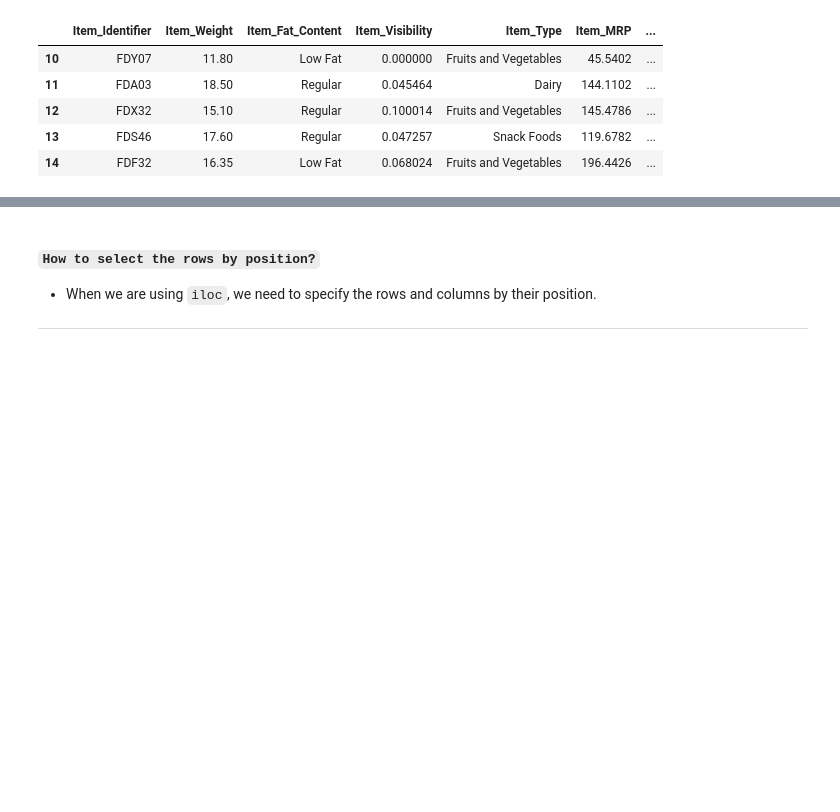
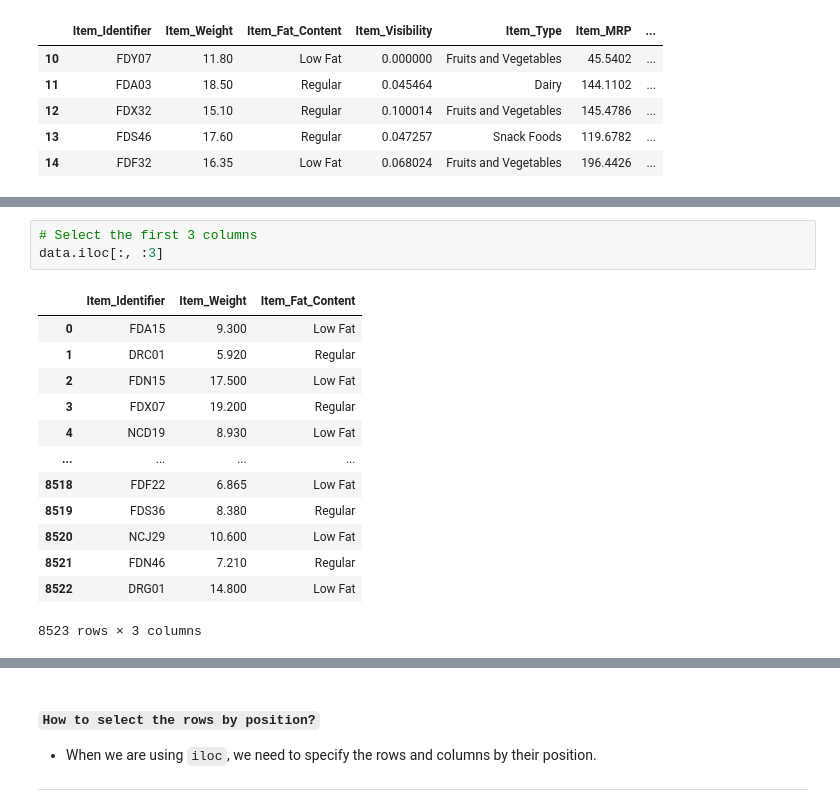
Before and after one commit to JapiKredi/Pinnacle_AI_program_AnalyticsVidyha, a Jupyter notebook: 1_Subsetting_Position_Based.ipynb, the cells around one changed output, grey strips where cells are left out. Saved outputs shown, nothing was run; the diff lists cells and outputs as text; blank space fills up the shorter version.

```diff
--- a/1_Subsetting_Position_Based.ipynb
+++ b/1_Subsetting_Position_Based.ipynb
@@ -81,0 +92,17 @@ data[10:15]
+# %%
+# Select the first 3 columns
+data.iloc[:, :3]
+# %% [output]
+|  | Item_Identifier | Item_Weight | Item_Fat_Content |
+| 0 | FDA15 | 9.300 | Low Fat |
+| 1 | DRC01 | 5.920 | Regular |
+| 2 | FDN15 | 17.500 | Low Fat |
+| 3 | FDX07 | 19.200 | Regular |
+| 4 | NCD19 | 8.930 | Low Fat |
+| ... | ... | ... | ... |
+| 8518 | FDF22 | 6.865 | Low Fat |
+| 8519 | FDS36 | 8.380 | Regular |
+| 8520 | NCJ29 | 10.600 | Low Fat |
+| 8521 | FDN46 | 7.210 | Regular |
+| 8522 | DRG01 | 14.800 | Low Fat |
+8523 rows × 3 columns
```
Also changed, not shown: parts of 2 cells of this notebook.
